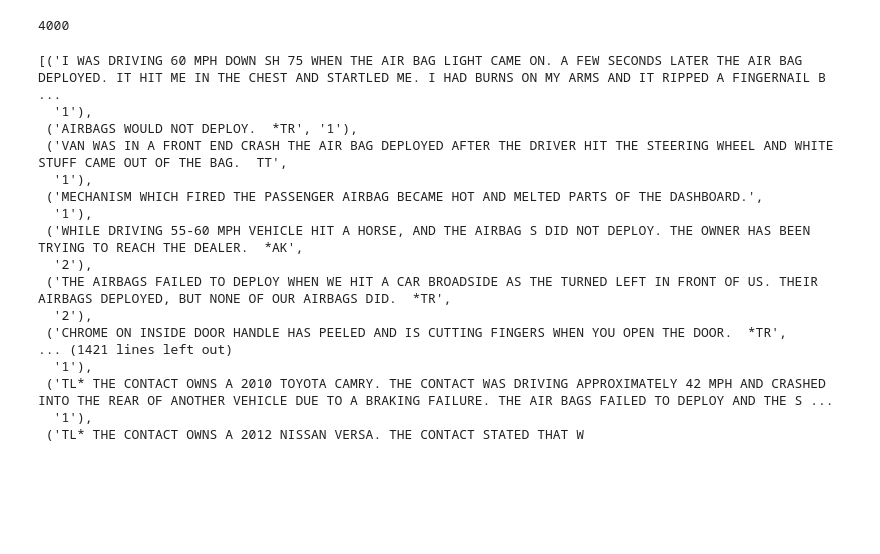
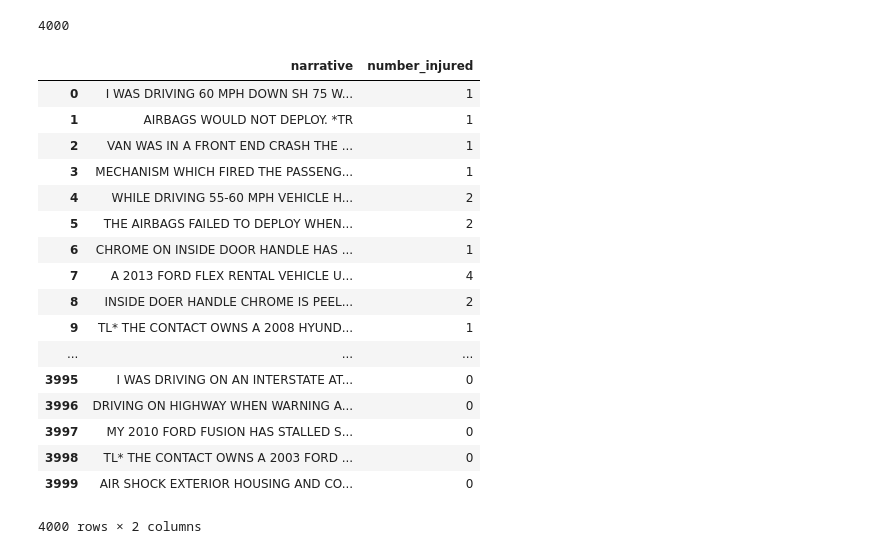
Before and after one commit to brianray/goto_tutorial, a Jupyter notebook: Class IV.ipynb, the cells around one changed output. Saved outputs shown, nothing was run; the diff lists cells and outputs as text; code cells hidden in the pictures; blank space fills up the shorter version.

```diff
--- a/Class IV.ipynb
+++ b/Class IV.ipynb
@@ -282,23 +282,24 @@ data = zip(itree.xpath("//rows/row/@c2"), itree.xpath("//rows/row/@c8")) + zip(n
 len(data)
 # %% [output]
 4000
-# %%
-data
-# %% [output]
-[('I WAS DRIVING 60 MPH DOWN SH 75 WHEN THE AIR BAG LIGHT CAME ON. A FEW SECONDS LATER THE AIR BAG DEPLOYED. IT HIT ME IN THE CHEST AND STARTLED ME. I HAD BURNS ON MY ARMS AND IT RIPPED A FINGERNAIL B ...
-  '1'),
- ('AIRBAGS WOULD NOT DEPLOY.  *TR', '1'),
- ('VAN WAS IN A FRONT END CRASH THE AIR BAG DEPLOYED AFTER THE DRIVER HIT THE STEERING WHEEL AND WHITE STUFF CAME OUT OF THE BAG.  TT',
-  '1'),
- ('MECHANISM WHICH FIRED THE PASSENGER AIRBAG BECAME HOT AND MELTED PARTS OF THE DASHBOARD.',
-  '1'),
- ('WHILE DRIVING 55-60 MPH VEHICLE HIT A HORSE, AND THE AIRBAG S DID NOT DEPLOY. THE OWNER HAS BEEN TRYING TO REACH THE DEALER.  *AK',
-  '2'),
- ('THE AIRBAGS FAILED TO DEPLOY WHEN WE HIT A CAR BROADSIDE AS THE TURNED LEFT IN FRONT OF US. THEIR AIRBAGS DEPLOYED, BUT NONE OF OUR AIRBAGS DID.  *TR',
-  '2'),
- ('CHROME ON INSIDE DOOR HANDLE HAS PEELED AND IS CUTTING FINGERS WHEN YOU OPEN THE DOOR.  *TR',
-... (1421 lines left out)
-  '1'),
- ('TL* THE CONTACT OWNS A 2010 TOYOTA CAMRY. THE CONTACT WAS DRIVING APPROXIMATELY 42 MPH AND CRASHED INTO THE REAR OF ANOTHER VEHICLE DUE TO A BRAKING FAILURE. THE AIR BAGS FAILED TO DEPLOY AND THE S ...
-  '1'),
- ('TL* THE CONTACT OWNS A 2012 NISSAN VERSA. THE CONTACT STATED THAT W
+# %%
+pd.DataFrame(data, columns=['narrative', 'number_injured'])
+# %% [output]
+|  | narrative | number_injured |
+| 0 | I WAS DRIVING 60 MPH DOWN SH 75 W... | 1 |
+| 1 | AIRBAGS WOULD NOT DEPLOY. *TR | 1 |
+| 2 | VAN WAS IN A FRONT END CRASH THE ... | 1 |
+| 3 | MECHANISM WHICH FIRED THE PASSENG... | 1 |
+| 4 | WHILE DRIVING 55-60 MPH VEHICLE H... | 2 |
+| 5 | THE AIRBAGS FAILED TO DEPLOY WHEN... | 2 |
+| 6 | CHROME ON INSIDE DOOR HANDLE HAS ... | 1 |
+| 7 | A 2013 FORD FLEX RENTAL VEHICLE U... | 4 |
+| 8 | INSIDE DOER HANDLE CHROME IS PEEL... | 2 |
+| 9 | TL* THE CONTACT OWNS A 2008 HYUND... | 1 |
+| ... | ... | ... |
+| 3995 | I WAS DRIVING ON AN INTERSTATE AT... | 0 |
+| 3996 | DRIVING ON HIGHWAY WHEN WARNING A... | 0 |
+| 3997 | MY 2010 FORD FUSION HAS STALLED S... | 0 |
+| 3998 | TL* THE CONTACT OWNS A 2003 FORD ... | 0 |
+| 3999 | AIR SHOCK EXTERIOR HOUSING AND CO... | 0 |
+4000 rows × 2 columns
```
